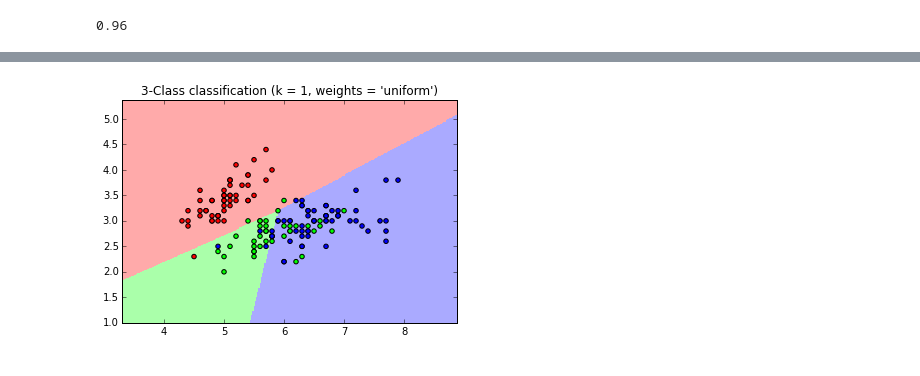
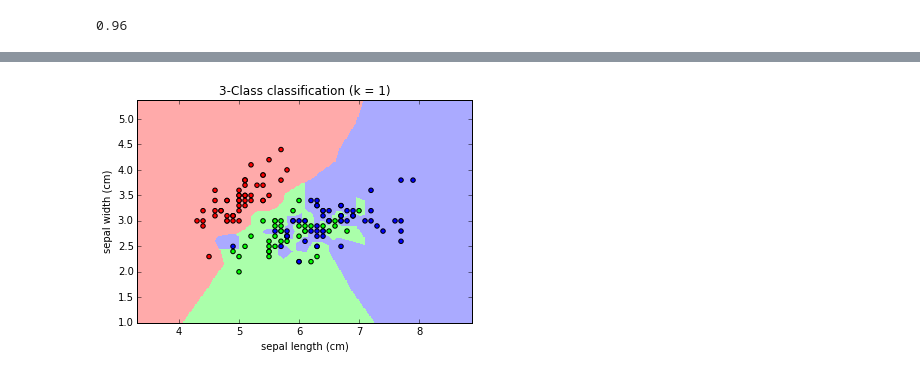
Before and after one commit to UT-HACKs/150523-MLSeminar, a Jupyter notebook: MachineLearning.ipynb, the cells around one changed output, grey strips where cells are left out. Saved outputs shown, nothing was run; the diff lists cells and outputs as text; code cells hidden in the pictures.

```diff
--- a/MachineLearning.ipynb
+++ b/MachineLearning.ipynb
@@ -7,7 +110,7 @@ Y = iris.target
 # %%
 from sklearn.linear_model import LogisticRegression
-mdl = LogisticRegression()
-mdl.fit(X,Y)
+logit= LogisticRegression()
+logit.fit(X,Y)
 # %% [output]
 LogisticRegression(C=1.0, class_weight=None, dual=False, fit_intercept=True,
           intercept_scaling=1, penalty='l2', random_state=None, tol=0.0001)
@@ -18,6 +127,7 @@ array([[  1.93443479e-04,   2.38473708e-01,   7.61332849e-01]])
 # %%
 from sklearn.neighbors import KNeighborsClassifier
-knn = KNeighborsClassifier(1)
+k = 5
+knn = KNeighborsClassifier(k)
 knn.fit(X,Y)
-knn.predict_proba([7.7,3.8,6.7,2.2])
+print(knn.predict_proba([5.1, 3.5, 1.4, 0.2]))
 # %% [output]
@@ -25,6 +147,9 @@ array([[ 0.,  0.,  1.]])
 # %%
-from sklearn import cross_validation
-scores = cross_validation.cross_val_score(knn,X,Y,cv=5)
-print(sum(scores)/5)
+from sklearn.neighbors import KNeighborsClassifier
+k = 1
+knn = KNeighborsClassifier(k)
+cv=10
+scores = cross_validation.cross_val_score(knn,X,Y,cv=cv)
+print(sum(scores)/cv)
 # %% [output]
 0.96
@@ -36,48 +160,45 @@ import numpy as np
 # %%
 import numpy as np
-import matplotlib.pyplot as plt
-from matplotlib.colors import ListedColormap
-from sklearn import neighbors, datasets
-from sklearn.linear_model import LogisticRegression
+k=1
+x_col_id = 0
+y_col_id = 1
 
-n_neighbors = 1
+"""
+col_id
+0: sepal length (cm)
+1: sepal width (cm)
+2: petal length (cm)
+3: petal width (cm)
+"""
 
-# import some data to play with
-iris = datasets.load_iris()
-X = iris.data[:, :2]  # we only take the first two features. We could
-                      # avoid this ugly slicing by using a two-dim dataset
-y = iris.target
+#Cross Validationによる性能評価
+sub_X = np.array([[i[x_col_id],i[y_col_id]] for i in X])
+knn = KNeighborsClassifier(k)
+scores = cross_validation.cross_val_score(knn,sub_X,Y,cv=cv)
+print("score = " + str(sum(scores)/cv))
 
-h = .02  # step size in the mesh
-
-# Create color maps
+#ここから下はグラフ用
+clf = KNeighborsClassifier(k)
+clf.fit(sub_X, Y)
 cmap_light = ListedColormap(['#FFAAAA', '#AAFFAA', '#AAAAFF'])
 cmap_bold = ListedColormap(['#FF0000', '#00FF00', '#0000FF'])
+h = .02
+x_min, x_max = sub_X[:, 0].min() - 1, sub_X[:, 0].max() + 1
+y_min, y_max = sub_X[:, 1].min() - 1, sub_X[:, 1].max() + 1
+xx, yy = np.meshgrid(np.arange(x_min, x_max, h),
+                     np.arange(y_min, y_max, h))
+Z = clf.predict(np.c_[xx.ravel(), yy.ravel()])
+Z = Z.reshape(xx.shape)
+plt.figure()
+plt.pcolormesh(xx, yy, Z, cmap=cmap_light)
 
-for weights in ['uniform', 'distance']:
-    # we create an instance of Neighbours Classifier and fit the data.
-    clf = LogisticRegression()
-    clf.fit(X, y)
-
-    # Plot the decision boundary. For that, we will assign a color to each
-    # point in the mesh [x_min, m_max]x[y_min, y_max].
-    x_min, x_max = X[:, 0].min() - 1, X[:, 0].max() + 1
-    y_min, y_max = X[:, 1].min() - 1, X[:, 1].max() + 1
-    xx, yy = np.meshgrid(np.arange(x_min, x_max, h),
-                         np.arange(y_min, y_max, h))
-    Z = clf.predict(np.c_[xx.ravel(), yy.ravel()])
-
-    # Put the result into a color plot
-    Z = Z.reshape(xx.shape)
-    plt.figure()
-    plt.pcolormesh(xx, yy, Z, cmap=cmap_light)
-
-    # Plot also the training points
-    plt.scatter(X[:, 0], X[:, 1], c=y, cmap=cmap_bold)
-    plt.xlim(xx.min(), xx.max())
-    plt.ylim(yy.min(), yy.max())
-    plt.title("3-Class classification (k = %i, weights = '%s')"
-              % (n_neighbors, weights))
+plt.scatter(sub_X[:, 0], sub_X[:, 1], c=Y, cmap=cmap_bold)
+plt.xlim(xx.min(), xx.max())
+plt.ylim(yy.min(), yy.max())
+plt.title("3-Class classification (k = %i)"
+          % (k))
+plt.xlabel(feature_names[x_col_id])
+plt.ylabel(feature_names[y_col_id])
 
 plt.show()
 # %% [output]
@@ -84 +206 @@ plt.show()
-[figure, old version]
+[figure, new version]
```
Also changed, not shown: parts of 19 cells of this notebook.
